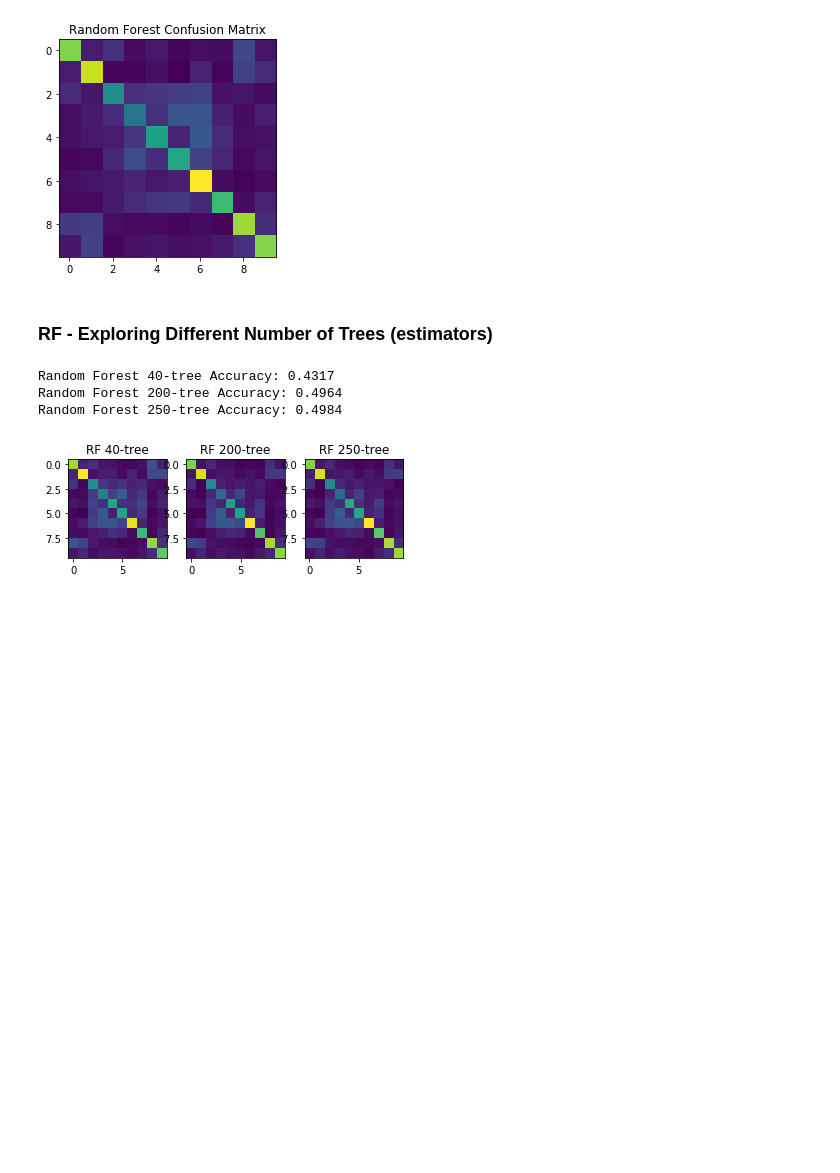
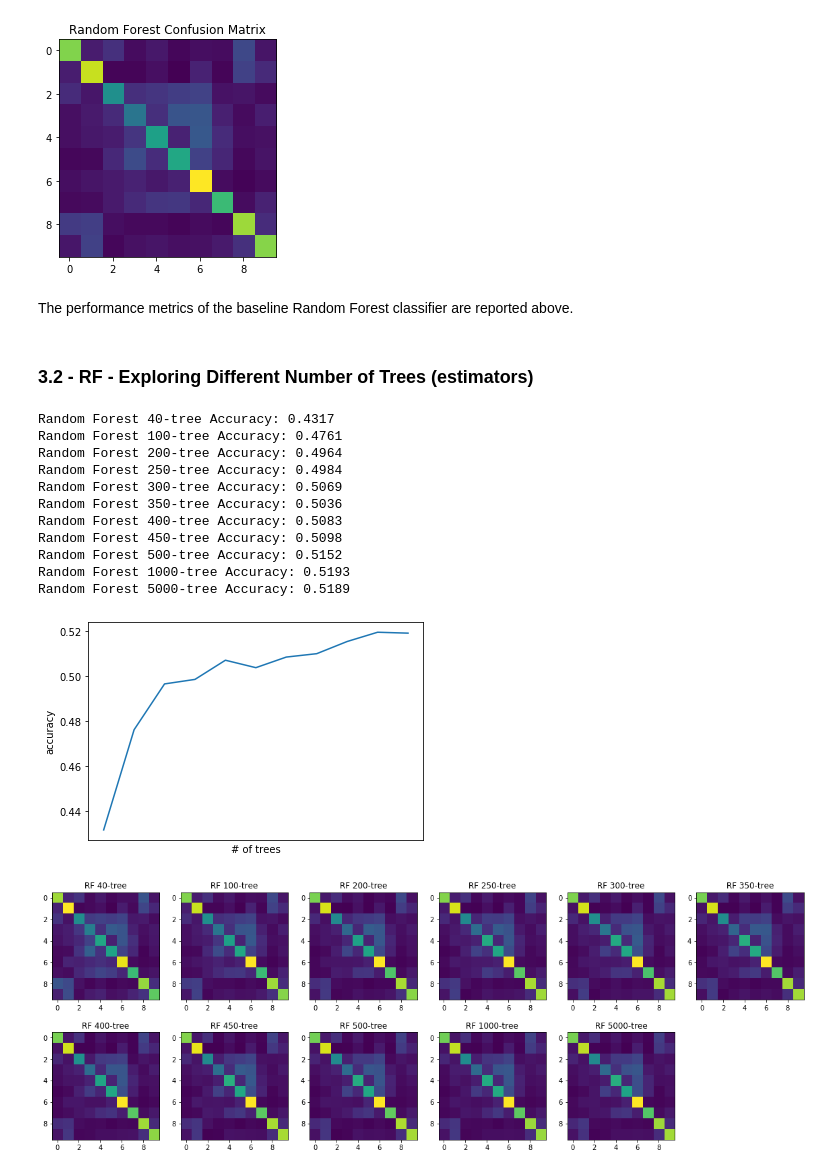
Before and after one commit to alexanderhale/ECSE415, a Jupyter notebook: Assignment_4/A4_Classifiers.ipynb, the cells around one changed output. Drawn from its saved outputs; the diff is of its cells as text; code cells hidden in the pictures; blank space fills up the shorter version.

```diff
--- a/Assignment_4/A4_Classifiers.ipynb
+++ b/Assignment_4/A4_Classifiers.ipynb
@@ -72,7 +72,7 @@ testMeanIntensityValues = np.empty((10000, 3))
 for index, (image, testImage) in enumerate(zip(imageData, testImageData)):
     for layer in range(3):
         meanIntensityValues[index][layer] = np.mean(image[:][:][layer])
-        testMeanIntensityValues[index][layer] = np.mean(testImageData[:][:][layer])
+        testMeanIntensityValues[index][layer] = np.mean(testImage[:][:][layer])
 print(meanIntensityValues.shape)
 print(testMeanIntensityValues.shape)
 # %% [output]
@@ -166,33 +168,96 @@ plt.show()
 # %% [output]
 Random Forest Accuracy: 0.4761
 [figure]
+# %% [markdown]
+The performance metrics of the baseline Random Forest classifier are reported above.
 # %% [markdown]
-### RF - Exploring Different Number of Trees (estimators)
+### 3.2 - RF - Exploring Different Number of Trees (estimators)
 # %%
 # create random forest classifier
 rf40 = RandomForestClassifier(n_estimators=40, criterion='entropy')
 rf200 = RandomForestClassifier(n_estimators=200, criterion='entropy')
 rf250 = RandomForestClassifier(n_estimators=250, criterion='entropy')
+rf300 = RandomForestClassifier(n_estimators=300, criterion='entropy')
+rf350 = RandomForestClassifier(n_estimators=350, criterion='entropy')
+rf400 = RandomForestClassifier(n_estimators=400, criterion='entropy')
+rf450 = RandomForestClassifier(n_estimators=450, criterion='entropy')
+rf500 = RandomForestClassifier(n_estimators=500, criterion='entropy')
+rf1000 = RandomForestClassifier(n_estimators=1000, criterion='entropy')
+rf5000 = RandomForestClassifier(n_estimators=1000, criterion='entropy')
 
 # train classifier
 rf40.fit(X_trn_hog, Y_trn)
 rf200.fit(X_trn_hog, Y_trn)
 rf250.fit(X_trn_hog, Y_trn)
+rf300.fit(X_trn_hog, Y_trn)
+rf350.fit(X_trn_hog, Y_trn)
+rf400.fit(X_trn_hog, Y_trn)
+rf450.fit(X_trn_hog, Y_trn)
+rf500.fit(X_trn_hog, Y_trn)
+rf1000.fit(X_trn_hog, Y_trn)
+rf5000.fit(X_trn_hog, Y_trn)
 
 # evaluate classifier performance
 rf40_predictions = rf40.predict(X_test_hog)
 rf200_predictions = rf200.predict(X_test_hog)
 rf250_predictions = rf250.predict(X_test_hog)
+rf300_predictions = rf300.predict(X_test_hog)
+rf350_predictions = rf350.predict(X_test_hog)
+rf400_predictions = rf400.predict(X_test_hog)
+rf450_predictions = rf450.predict(X_test_hog)
+rf500_predictions = rf500.predict(X_test_hog)
+rf1000_predictions = rf1000.predict(X_test_hog)
+rf5000_predictions = rf5000.predict(X_test_hog)
 print('Random Forest 40-tree Accuracy: {}'.format(accuracy_score(Y_test, rf40_predictions)))
+print('Random Forest 100-tree Accuracy: {}'.format(accuracy_score(Y_test, rf_predictions)))
 print('Random Forest 200-tree Accuracy: {}'.format(accuracy_score(Y_test, rf200_predictions)))
 print('Random Forest 250-tree Accuracy: {}'.format(accuracy_score(Y_test, rf250_predictions)))
-plt.subplot(131), plt.imshow(confusion_matrix(rf40_predictions, Y_test)), plt.title('RF 40-tree')
-plt.subplot(132), plt.imshow(confusion_matrix(rf200_predictions, Y_test)), plt.title('RF 200-tree')
-plt.subplot(133), plt.imshow(confusion_matrix(rf250_predictions, Y_test)), plt.title('RF 250-tree')
+print('Random Forest 300-tree Accuracy: {}'.format(accuracy_score(Y_test, rf300_predictions)))
+print('Random Forest 350-tree Accuracy: {}'.format(accuracy_score(Y_test, rf350_predictions)))
+print('Random Forest 400-tree Accuracy: {}'.format(accuracy_score(Y_test, rf400_predictions)))
+print('Random Forest 450-tree Accuracy: {}'.format(accuracy_score(Y_test, rf450_predictions)))
+print('Random Forest 500-tree Accuracy: {}'.format(accuracy_score(Y_test, rf500_predictions)))
+print('Random Forest 1000-tree Accuracy: {}'.format(accuracy_score(Y_test, rf1000_predictions)))
+print('Random Forest 5000-tree Accuracy: {}'.format(accuracy_score(Y_test, rf5000_predictions)))
+plt.plot([accuracy_score(Y_test, rf40_predictions),
+        accuracy_score(Y_test, rf_predictions),
+        accuracy_score(Y_test, rf200_predictions),
+        accuracy_score(Y_test, rf250_predictions),
+        accuracy_score(Y_test, rf300_predictions),
+        accuracy_score(Y_test, rf350_predictions),
+        accuracy_score(Y_test, rf400_predictions),
+        accuracy_score(Y_test, rf450_predictions),
+        accuracy_score(Y_test, rf500_predictions),
+        accuracy_score(Y_test, rf1000_predictions),
+        accuracy_score(Y_test, rf5000_predictions)])
+plt.ylabel('accuracy'), plt.xlabel('# of trees'), plt.xticks([])
 plt.show()
+
+plt.figure(figsize=(20, 7))
+plt.subplot(261), plt.imshow(confusion_matrix(Y_test, rf40_predictions)), plt.title('RF 40-tree')
+plt.subplot(262), plt.imshow(confusion_matrix(Y_test, rf_predictions)), plt.title('RF 100-tree')
+plt.subplot(263), plt.imshow(confusion_matrix(Y_test, rf200_predictions)), plt.title('RF 200-tree')
+plt.subplot(264), plt.imshow(confusion_matrix(Y_test, rf250_predictions)), plt.title('RF 250-tree')
+plt.subplot(265), plt.imshow(confusion_matrix(Y_test, rf300_predictions)), plt.title('RF 300-tree')
+plt.subplot(266), plt.imshow(confusion_matrix(Y_test, rf350_predictions)), plt.title('RF 350-tree')
+plt.subplot(267), plt.imshow(confusion_matrix(Y_test, rf400_predictions)), plt.title('RF 400-tree')
+plt.subplot(268), plt.imshow(confusion_matrix(Y_test, rf450_predictions)), plt.title('RF 450-tree')
+plt.subplot(269), plt.imshow(confusion_matrix(Y_test, rf500_predictions)), plt.title('RF 500-tree')
+plt.subplot(2, 6, 10), plt.imshow(confusion_matrix(Y_test, rf1000_predictions)), plt.title('RF 1000-tree')
+plt.subplot(2, 6, 11), plt.imshow(confusion_matrix(Y_test, rf5000_predictions)), plt.title('RF 5000-tree')
+plt.show()
 # %% [output]
 Random Forest 40-tree Accuracy: 0.4317
+Random Forest 100-tree Accuracy: 0.4761
 Random Forest 200-tree Accuracy: 0.4964
 Random Forest 250-tree Accuracy: 0.4984
+Random Forest 300-tree Accuracy: 0.5069
+Random Forest 350-tree Accuracy: 0.5036
+Random Forest 400-tree Accuracy: 0.5083
+Random Forest 450-tree Accuracy: 0.5098
+Random Forest 500-tree Accuracy: 0.5152
+Random Forest 1000-tree Accuracy: 0.5193
+Random Forest 5000-tree Accuracy: 0.5189
-[figure, old version]
+[figure, new version]
+[figure, added]
 # %% [markdown]
```
Also changed, not shown: parts of 24 cells of this notebook.
